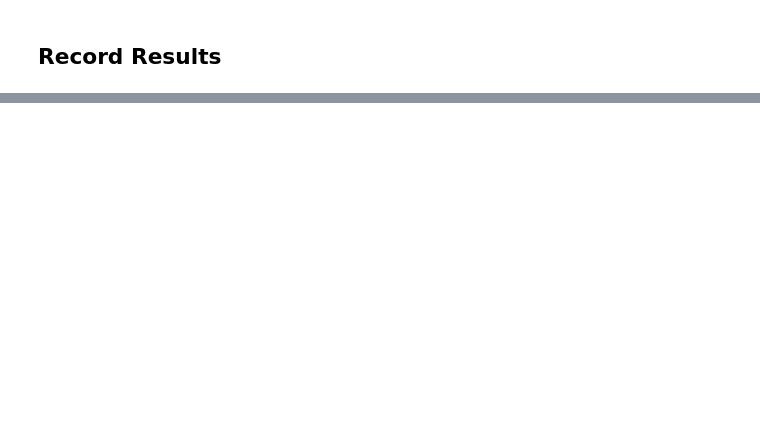
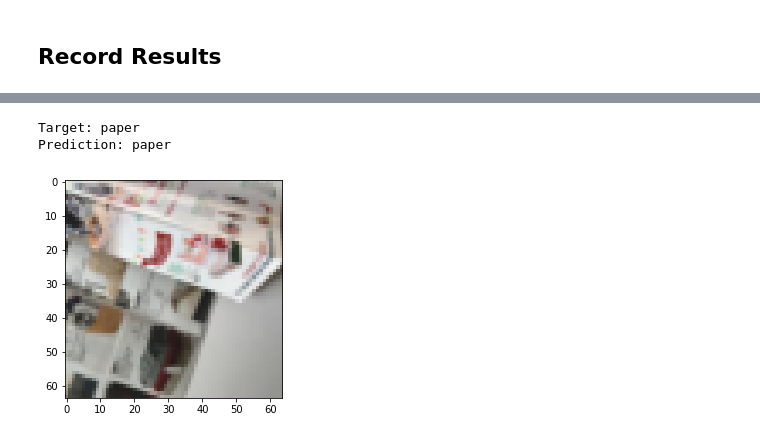
Before and after one commit to krits29/regeneron-house-waste, a Jupyter notebook: regeneron_house_waste.ipynb, the cells around one changed output, grey strips where cells are left out. Saved outputs shown, nothing was run; the diff lists cells and outputs as text; code cells hidden in the pictures; blank space fills up the shorter version.

```diff
--- a/regeneron_house_waste.ipynb
+++ b/regeneron_house_waste.ipynb
@@ -411,0 +475,7 @@ plot_losses(history)
+# %%
+img, label = val_ds[526]
+show_img_prediction(img, label)
+# %% [output]
+Target: paper
+Prediction: paper
+[figure, added]
```
Also changed, not shown: parts of 17 cells of this notebook.
